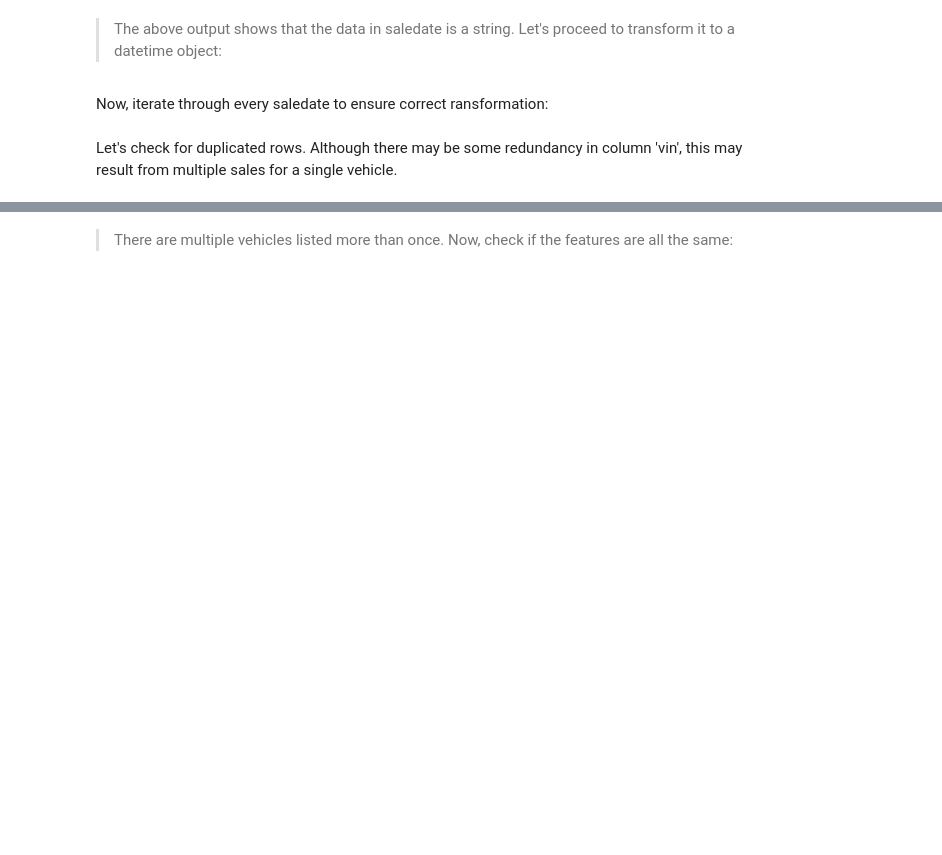
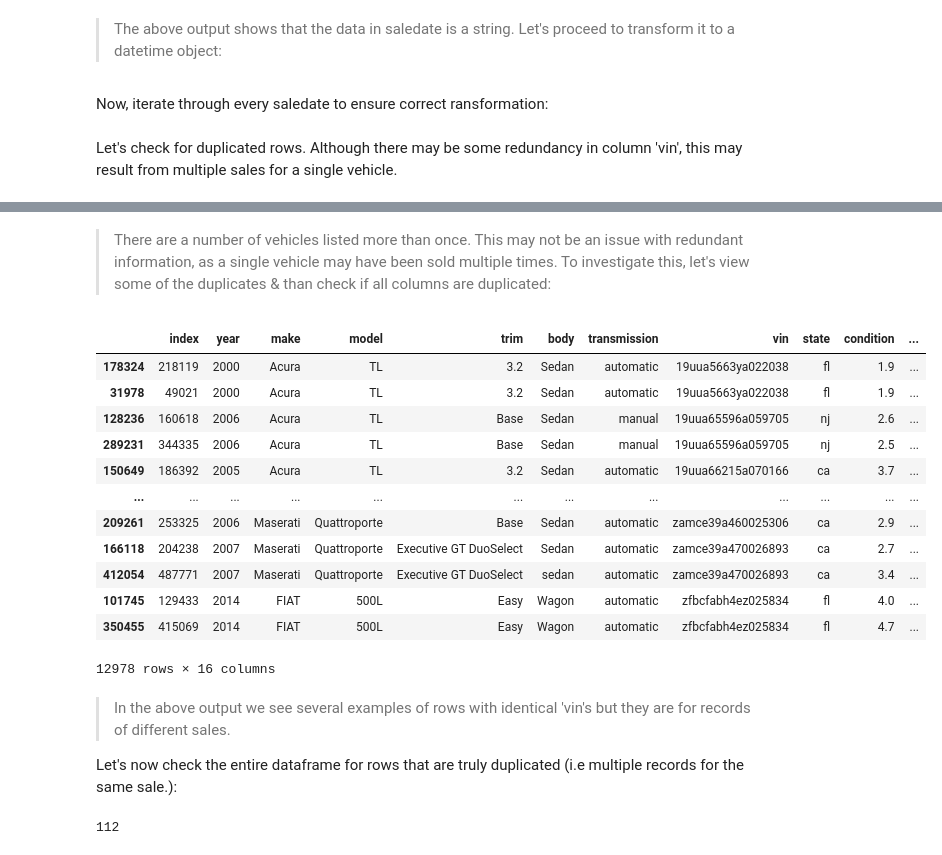
Before and after one commit to terminalcoder/used-car-auction-prices, a Jupyter notebook: notebook.ipynb, the cells around one changed output, grey strips where cells are left out. Drawn from its saved outputs; the diff is of its cells as text; code cells hidden in the pictures; blank space fills up the shorter version.

Commit message:
manage duplicates

```diff
--- a/notebook.ipynb
+++ b/notebook.ipynb
@@ -202,4 +205,26 @@ df2.duplicated(subset='vin').sum()
 # %% [markdown]
-> There are multiple vehicles listed more than once. Now, check if the features are all the same:
+> There are a number of vehicles listed more than once. This may not be an issue with redundant information, as a single vehicle may have been sold multiple times. To investigate this, let's view some of the duplicates & than check if all columns are duplicated:
+# %%
+df2[df2.duplicated(subset='vin', keep=False)].sort_values(by = 'vin')
+# %% [output]
+|  | index | year | make | model | trim | body | transmission | vin | state | condition | ... |
+| 178324 | 218119 | 2000 | Acura | TL | 3.2 | Sedan | automatic | 19uua5663ya022038 | fl | 1.9 | ... |
+| 31978 | 49021 | 2000 | Acura | TL | 3.2 | Sedan | automatic | 19uua5663ya022038 | fl | 1.9 | ... |
+| 128236 | 160618 | 2006 | Acura | TL | Base | Sedan | manual | 19uua65596a059705 | nj | 2.6 | ... |
+| 289231 | 344335 | 2006 | Acura | TL | Base | Sedan | manual | 19uua65596a059705 | nj | 2.5 | ... |
+| 150649 | 186392 | 2005 | Acura | TL | 3.2 | Sedan | automatic | 19uua66215a070166 | ca | 3.7 | ... |
+| ... | ... | ... | ... | ... | ... | ... | ... | ... | ... | ... | ... |
+| 209261 | 253325 | 2006 | Maserati | Quattroporte | Base | Sedan | automatic | zamce39a460025306 | ca | 2.9 | ... |
+| 166118 | 204238 | 2007 | Maserati | Quattroporte | Executive GT DuoSelect | Sedan | automatic | zamce39a470026893 | ca | 2.7 | ... |
+| 412054 | 487771 | 2007 | Maserati | Quattroporte | Executive GT DuoSelect | sedan | automatic | zamce39a470026893 | ca | 3.4 | ... |
+| 101745 | 129433 | 2014 | FIAT | 500L | Easy | Wagon | automatic | zfbcfabh4ez025834 | fl | 4.0 | ... |
+| 350455 | 415069 | 2014 | FIAT | 500L | Easy | Wagon | automatic | zfbcfabh4ez025834 | fl | 4.7 | ... |
+12978 rows × 16 columns
+# %% [markdown]
+> In the above output we see several examples of rows with identical 'vin's but they are for records of different sales.
+
+Let's now check the entire dataframe for rows that are truly duplicated (i.e multiple records for the same sale.):
 # %%
-df2.duplicated().sum()
+df2.duplicated(subset = ['vin', 'saledate']).sum()
+# %% [output]
+112
```
Also changed, not shown: parts of 6 cells of this notebook.
